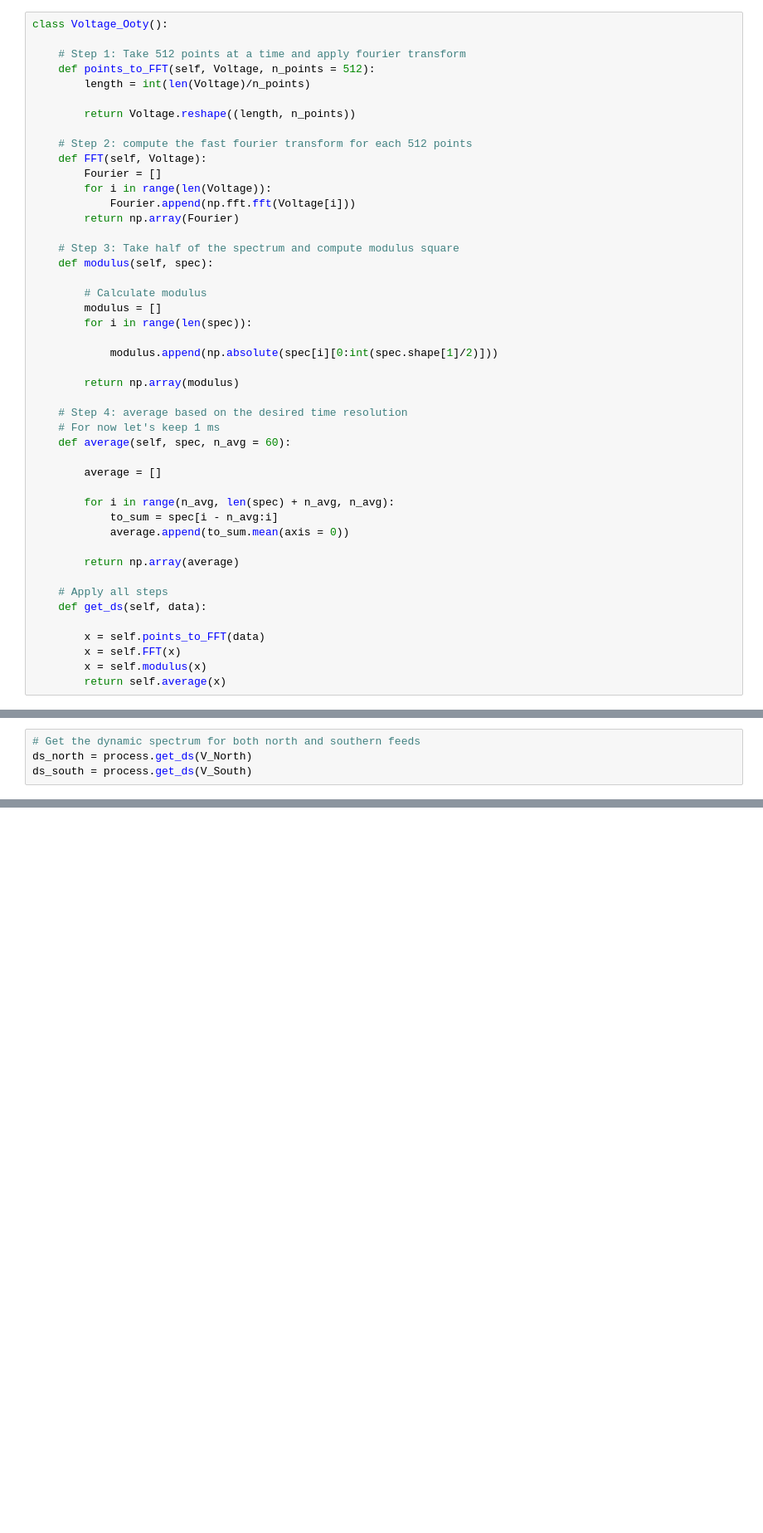
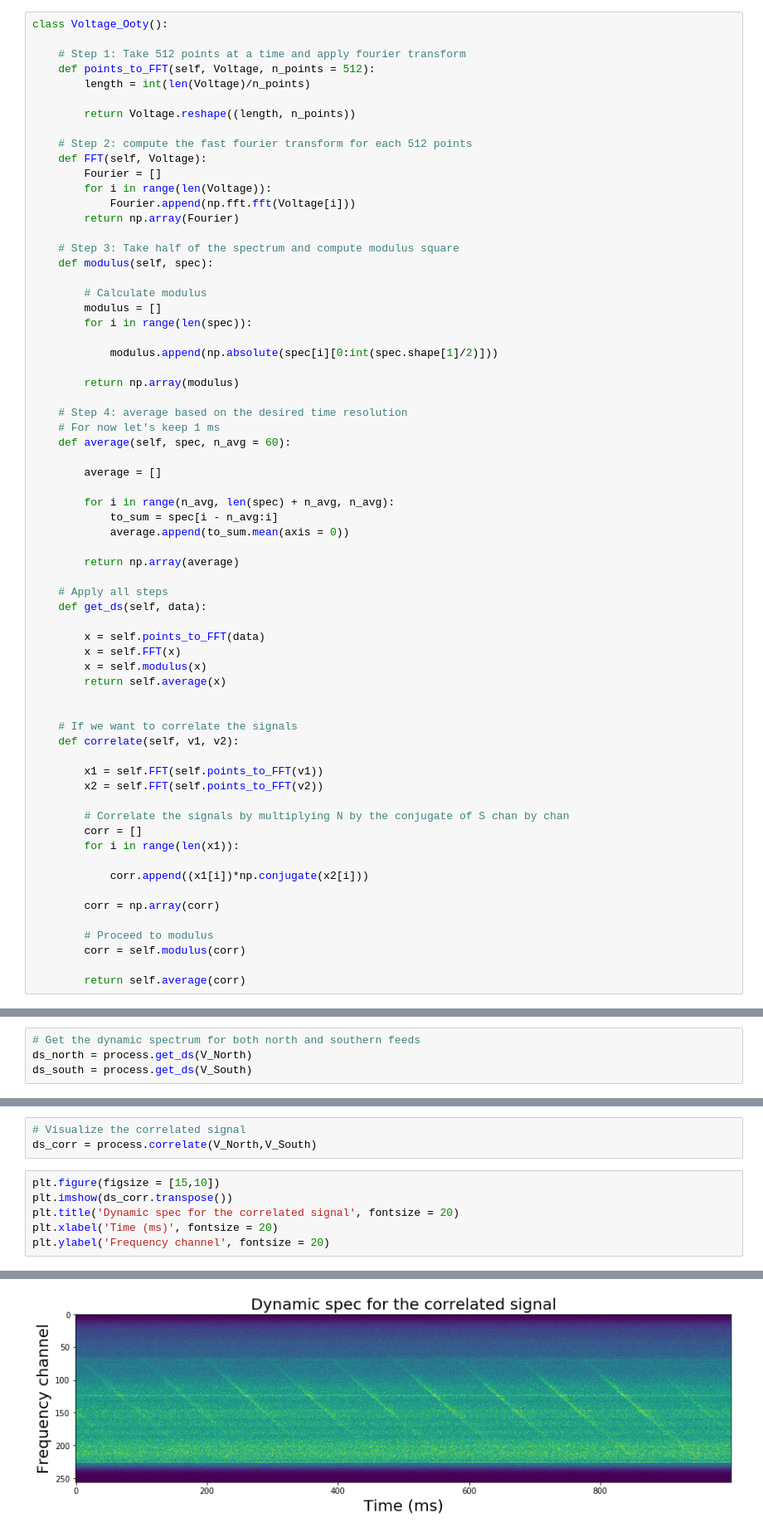
Before and after one commit to julioandrianjafy/Vela_Pulsar_data_analysis, a Jupyter notebook: Vela_pulsar_data_analysis.ipynb, the cells around one changed output, grey strips where cells are left out. Shown at 83% size. Saved outputs shown, nothing was run; the diff lists cells and outputs as text; blank space fills up the shorter version.

```diff
--- a/Vela_pulsar_data_analysis.ipynb
+++ b/Vela_pulsar_data_analysis.ipynb
@@ -93,6 +93,26 @@ class Voltage_Ooty():
         x = self.FFT(x)
         x = self.modulus(x)
         return self.average(x)
+
+
+    # If we want to correlate the signals
+    def correlate(self, v1, v2):
+
+        x1 = self.FFT(self.points_to_FFT(v1))
+        x2 = self.FFT(self.points_to_FFT(v2))
+
+        # Correlate the signals by multiplying N by the conjugate of S chan by chan
+        corr = []
+        for i in range(len(x1)):
+
+            corr.append((x1[i])*np.conjugate(x2[i]))
+
+        corr = np.array(corr)
+
+        # Proceed to modulus
+        corr = self.modulus(corr)
+
+        return self.average(corr)
 # %%
 process = Voltage_Ooty()
 # %%
@@ -113,3 +133,13 @@ for i in range(len(name)):
     plt.title('Dynamic spectrum ' + name[i], fontsize = 15)
 # %% [output]
 [figure]
+# %%
+# Visualize the correlated signal
+ds_corr = process.correlate(V_North,V_South)
+# %%
+plt.figure(figsize = [15,10])
+plt.imshow(ds_corr.transpose())
+plt.title('Dynamic spec for the correlated signal', fontsize = 20)
+plt.xlabel('Time (ms)', fontsize = 20)
+plt.ylabel('Frequency channel', fontsize = 20)
+# %% [output]
@@ -115,0 +147 @@ for i in range(len(name)):
+[figure, added]
```
Also changed, not shown: parts of 4 cells of this notebook.
